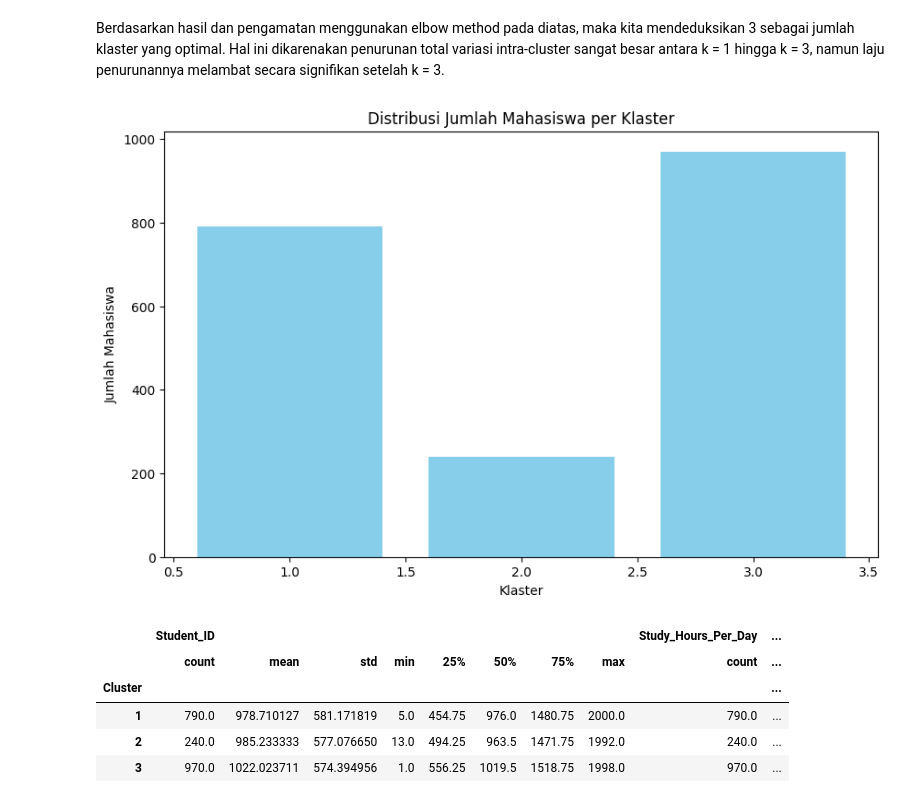
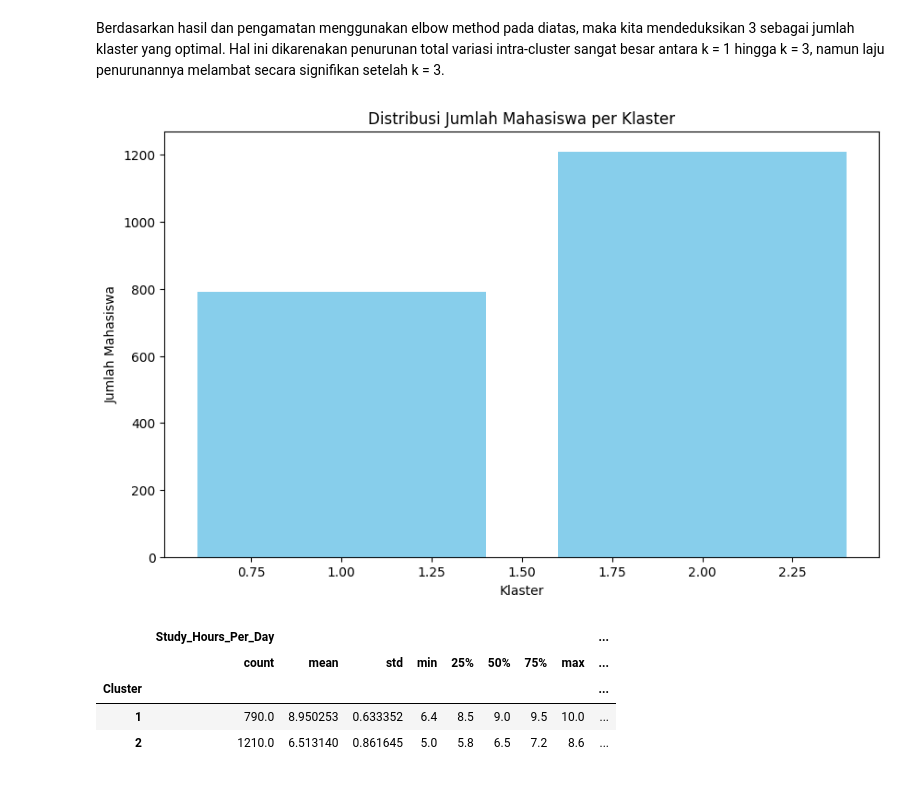
Before and after one commit to dvnf10cpp/data-mining, a Jupyter notebook: main.ipynb, the cells around one changed output. Saved outputs shown, nothing was run; the diff lists cells and outputs as text; code cells hidden in the pictures.

Commit message:
change cluster number

```diff
--- a/main.ipynb
+++ b/main.ipynb
@@ -120,41 +122,45 @@ plt.plot(cluster_range, WSS, marker = "x")
 # %% [markdown]
 Berdasarkan hasil dan pengamatan menggunakan elbow method pada diatas, maka kita mendeduksikan 3 sebagai jumlah klaster yang optimal. Hal ini dikarenakan penurunan total variasi intra-cluster sangat besar antara k = 1 hingga k = 3, namun laju penurunannya melambat secara signifikan setelah k = 3.
 # %%
-num_clusters = 3
+num_clusters = 2
 
 clusters = fcluster(linkage_matrix, num_clusters, criterion='maxclust')
 
 data['Cluster'] = clusters
 
 numeric_columns = data.select_dtypes(include=['number']).columns
 
 cluster_counts = data['Cluster'].value_counts().sort_index()
 
 cluster_centers = data[numeric_columns].groupby('Cluster').mean()
 
 plt.figure(figsize=(10, 6))
 plt.bar(cluster_counts.index, cluster_counts.values, color='skyblue')
 plt.title("Distribusi Jumlah Mahasiswa per Klaster")
 plt.xlabel("Klaster")
 plt.ylabel("Jumlah Mahasiswa")
 plt.show()
 # %% [output]
-[figure, old version]
+[figure, new version]
 # %%
-detailed_summary = data.groupby('Cluster')[numeric_columns].describe()
+data.columns = data.columns.str.strip()
+
+
+detailed_summary = data.drop(columns=['Student_ID'])
+
+detailed_summary = detailed_summary.groupby('Cluster')[numerical_cols].describe()
+detailed_summary = data.groupby('Cluster')[numerical_cols].describe()
 
 pd.set_option('display.max_columns', None)
 pd.set_option('display.width', None)
 
-
 detailed_summary
 # %% [output]
-|  | Student_ID |  |  |  |  |  |  |  | Study_Hours_Per_Day | ... |
-|  | count | mean | std | min | 25% | 50% | 75% | max | count | ... |
-| Cluster |  |  |  |  |  |  |  |  |  | ... |
-| 1 | 790.0 | 978.710127 | 581.171819 | 5.0 | 454.75 | 976.0 | 1480.75 | 2000.0 | 790.0 | ... |
-| 2 | 240.0 | 985.233333 | 577.076650 | 13.0 | 494.25 | 963.5 | 1471.75 | 1992.0 | 240.0 | ... |
-| 3 | 970.0 | 1022.023711 | 574.394956 | 1.0 | 556.25 | 1019.5 | 1518.75 | 1998.0 | 970.0 | ... |
+|  | Study_Hours_Per_Day |  |  |  |  |  |  |  | ... |
+|  | count | mean | std | min | 25% | 50% | 75% | max | ... |
+| Cluster |  |  |  |  |  |  |  |  | ... |
+| 1 | 790.0 | 8.950253 | 0.633352 | 6.4 | 8.5 | 9.0 | 9.5 | 10.0 | ... |
+| 2 | 1210.0 | 6.513140 | 0.861645 | 5.0 | 5.8 | 6.5 | 7.2 | 8.6 | ... |
 # %%
 # Visualize GPA distribution per cluster
 def visualize_distribution(col):
```
Also changed, not shown: parts of 2 cells of this notebook.
